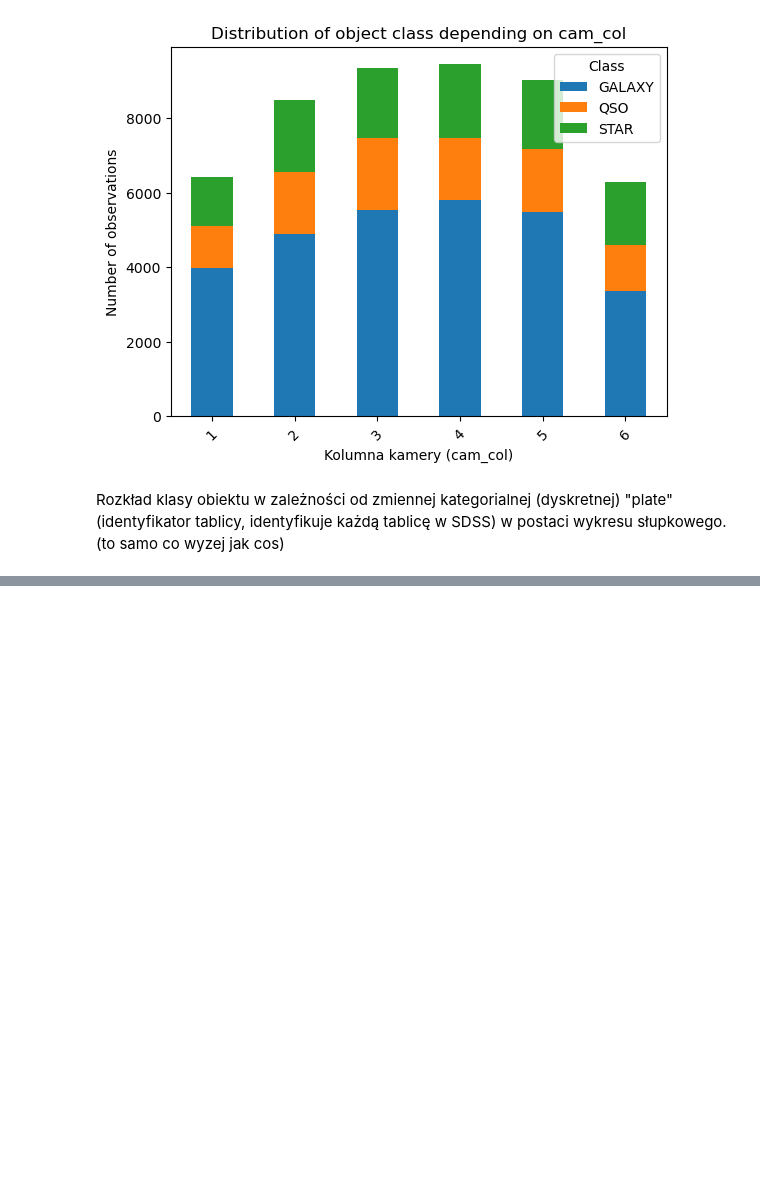
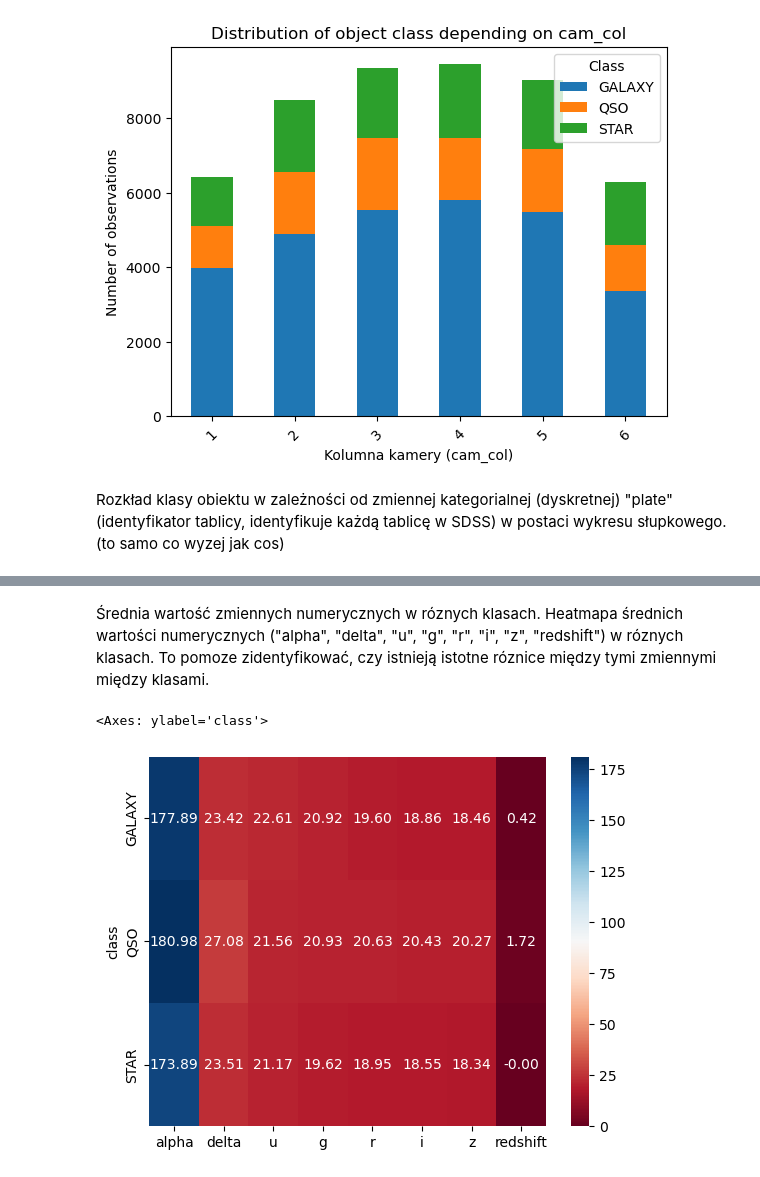
Before and after one commit to GasparSekula/StellarClassificationML, a Jupyter notebook: budowa_krok_1_4.ipynb, the cells around one changed output, grey strips where cells are left out. Saved outputs shown, nothing was run; the diff lists cells and outputs as text; code cells hidden in the pictures; blank space fills up the shorter version.

```diff
--- a/budowa_krok_1_4.ipynb
+++ b/budowa_krok_1_4.ipynb
@@ -176,0 +233,8 @@ Rozkład klasy obiektu w zależności od zmiennej kategorialnej (dyskretnej) "pl
+# %% [markdown]
+Średnia wartość zmiennych numerycznych w róznych klasach. Heatmapa średnich wartości numerycznych ("alpha", "delta", "u", "g", "r", "i", "z", "redshift") w róznych klasach. To pomoze zidentyfikować, czy istnieją istotne róznice między tymi zmiennymi między klasami.
+# %%
+numeric_mean_by_class = train_df.groupby("class")[numerical_columns].mean()
+sns.heatmap(numeric_mean_by_class, annot = True, cmap = "RdBu", fmt = ".2f")
+# %% [output]
+<Axes: ylabel='class'>
+[figure, added]
```
Also changed, not shown: parts of 11 cells of this notebook.
